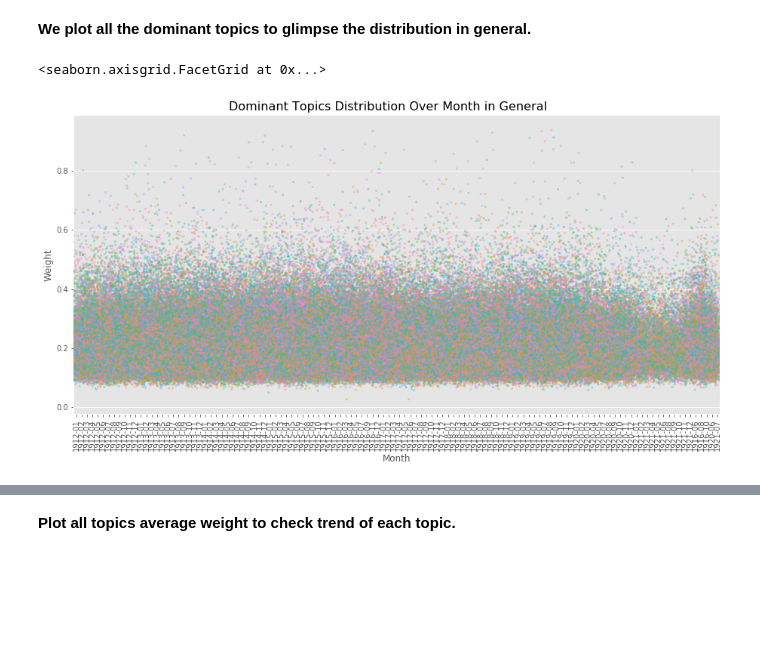
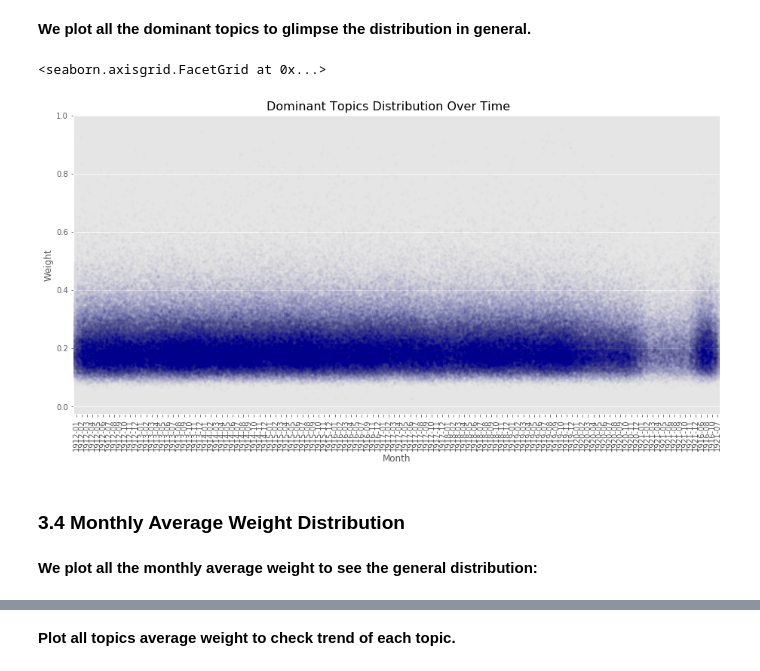
Before and after one commit to xandercai/papers-past-topic-modeling, a Jupyter notebook: 6-analyzing/3-analysis-wwi.ipynb, the cells around one changed output, grey strips where cells are left out. Cells and saved outputs as stored; diff of their text form; code cells hidden in the pictures; blank space fills up the shorter version.

```diff
--- a/6-analyzing/3-analysis-wwi.ipynb
+++ b/6-analyzing/3-analysis-wwi.ipynb
@@ -242,17 +243,21 @@ g.set_xticklabels(rotation=90, step=1)
 # %% [markdown]
 **We plot all the dominant topics to glimpse the distribution in general.**
 # %%
-g = sns.catplot(x="year", y='weight', hue='topic',
+g = sns.catplot(x="year", y='weight', color='darkblue',
                 kind='strip', height=6.5, aspect=2,
                 jitter=2, dodge=False,
-                s=3, alpha=0.4, edgecolors='w',
+                s=4, alpha=0.01,
                 legend=False,
                 data=df_domtopic)
 
 g.fig.subplots_adjust(top=0.94)
-g.fig.suptitle("Dominant Topics Distribution Over Month in General", fontsize=16)
+g.fig.suptitle("Dominant Topics Distribution Over Time", fontsize=16)
 g.set(xlabel='Month', ylabel='Weight')
 g.set_xticklabels(rotation=90)
 # %% [output]
 <seaborn.axisgrid.FacetGrid at 0x...>
-[figure, old version]
+[figure, new version]
+# %% [markdown]
+### 3.4 Monthly Average Weight Distribution
+# %% [markdown]
+**We plot all the monthly average weight to see the general distribution:**
```
Also changed, not shown: parts of 37 cells of this notebook, 10 other files.
